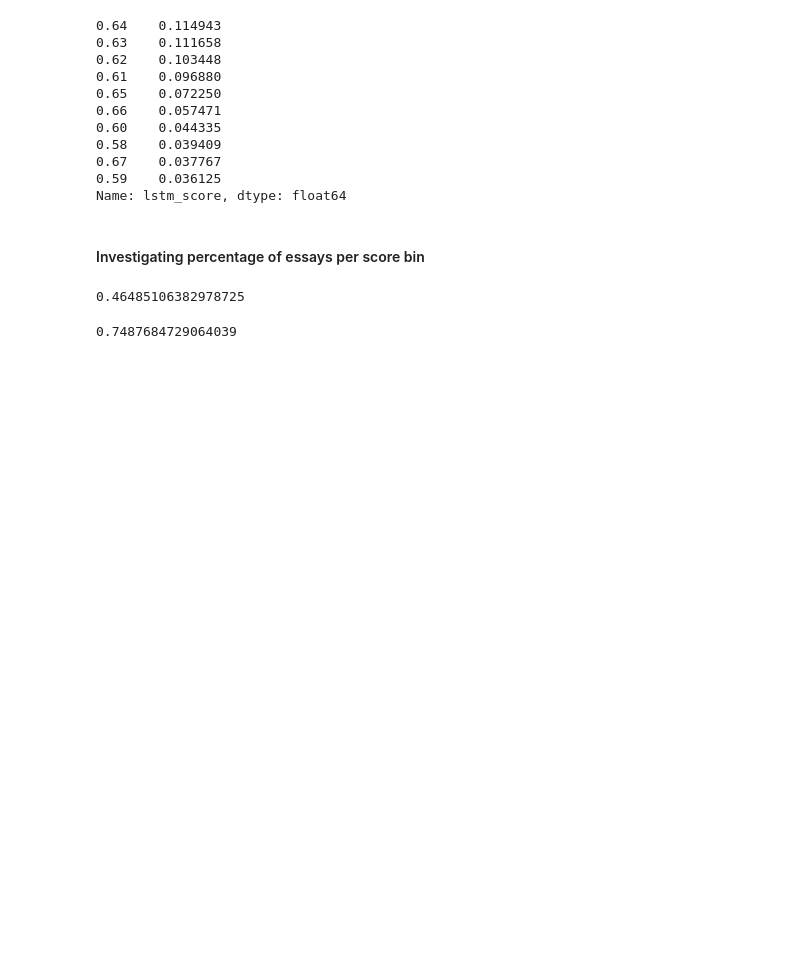
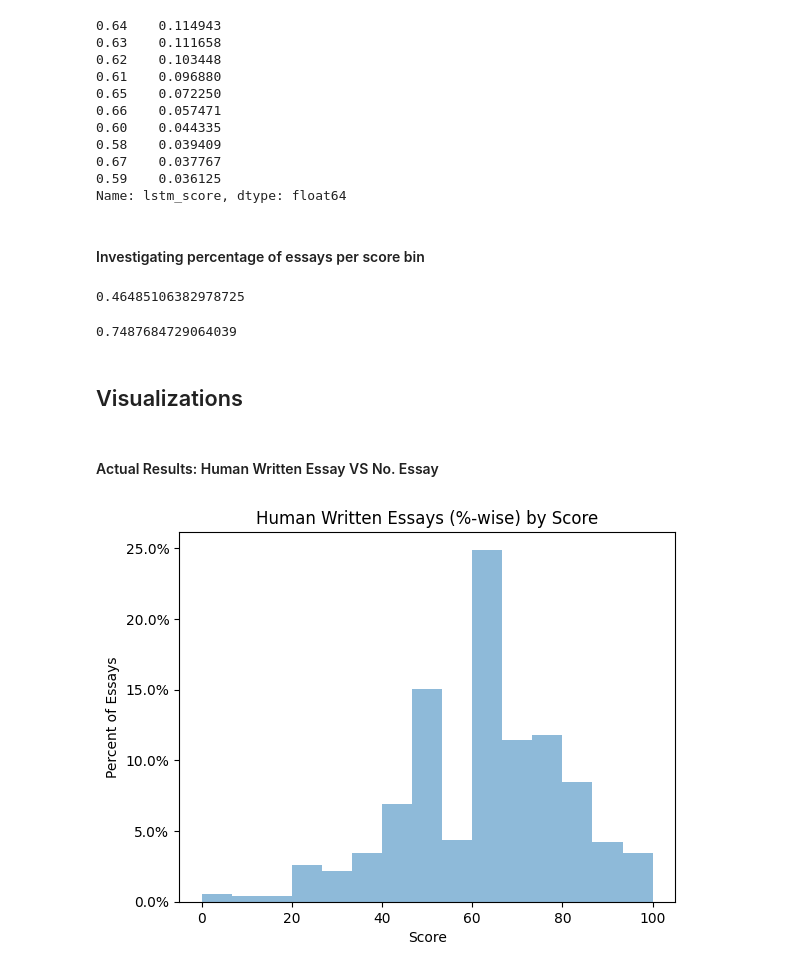
Before and after one commit to lodi-m/u-integrity, a Jupyter notebook: chatgpt_essay_scores/final_scores_analysis.ipynb, the cells around one changed output. Saved outputs shown, nothing was run; the diff lists cells and outputs as text; code cells hidden in the pictures; blank space fills up the shorter version.

Commit message:
Updated the visualization

```diff
--- a/chatgpt_essay_scores/final_scores_analysis.ipynb
+++ b/chatgpt_essay_scores/final_scores_analysis.ipynb
@@ -98,3 +84,16 @@ kaggle_scores.between(greater_than, less_than, inclusive='both').sum() / len(kag
 chatgpt_scores.between(greater_than, less_than, inclusive='both').sum() / len(chatgpt_scores)
 # %% [output]
 0.7487684729064039
+# %% [markdown]
+## Visualizations
+# %% [markdown]
+#### Actual Results: Human Written Essay VS No. Essay
+# %%
+plt.hist(kaggle_scores*100, weights=np.ones(len(kaggle_scores)) / len(kaggle_scores), bins=15, alpha=0.5)
+plt.gca().yaxis.set_major_formatter(PercentFormatter(1))
+plt.title('Human Written Essays (%-wise) by Score')
+plt.xlabel('Score')
+plt.ylabel('Percent of Essays')
+plt.show()
+# %% [output]
+[figure, added]
```
Also changed, not shown: parts of 8 cells of this notebook.
